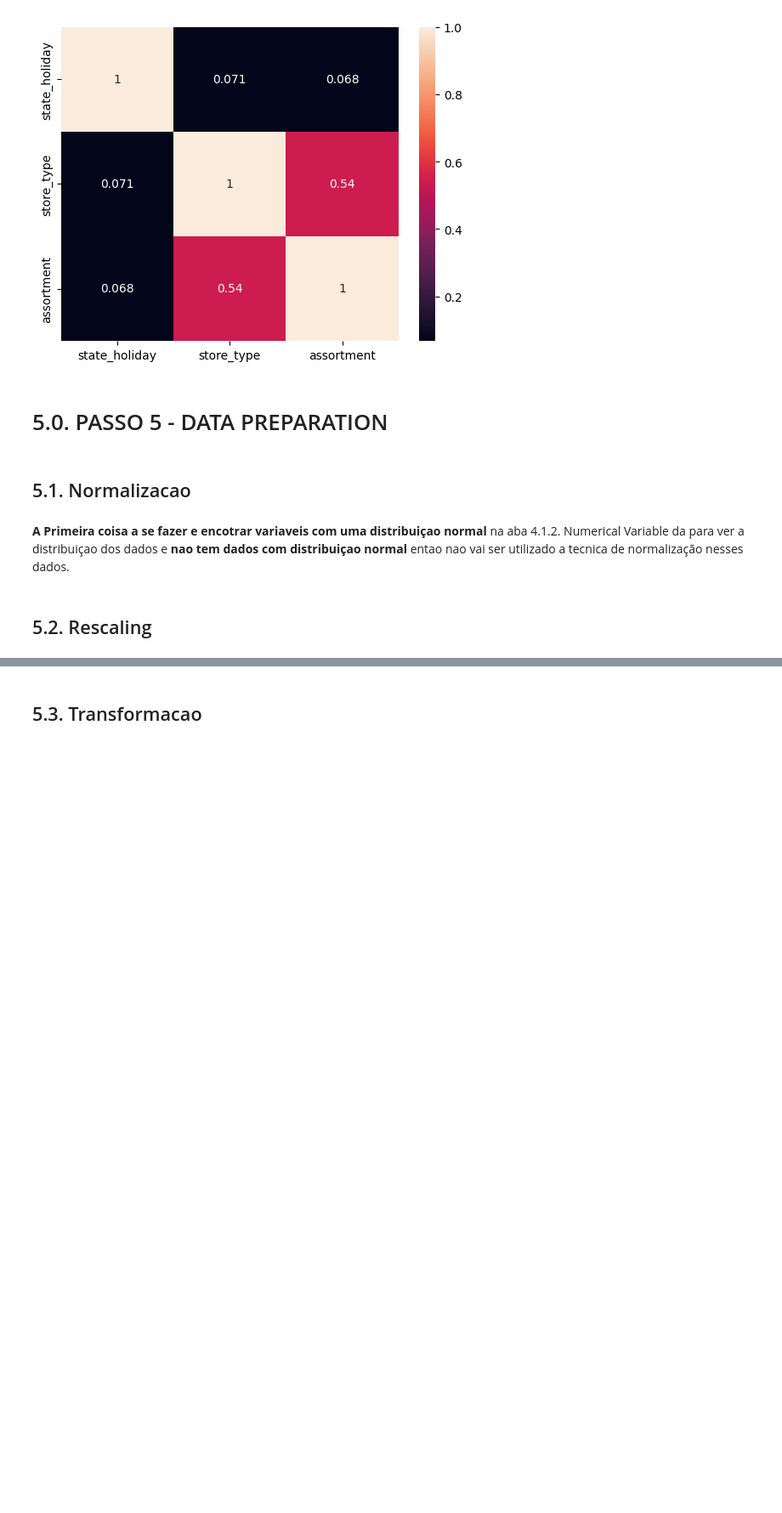
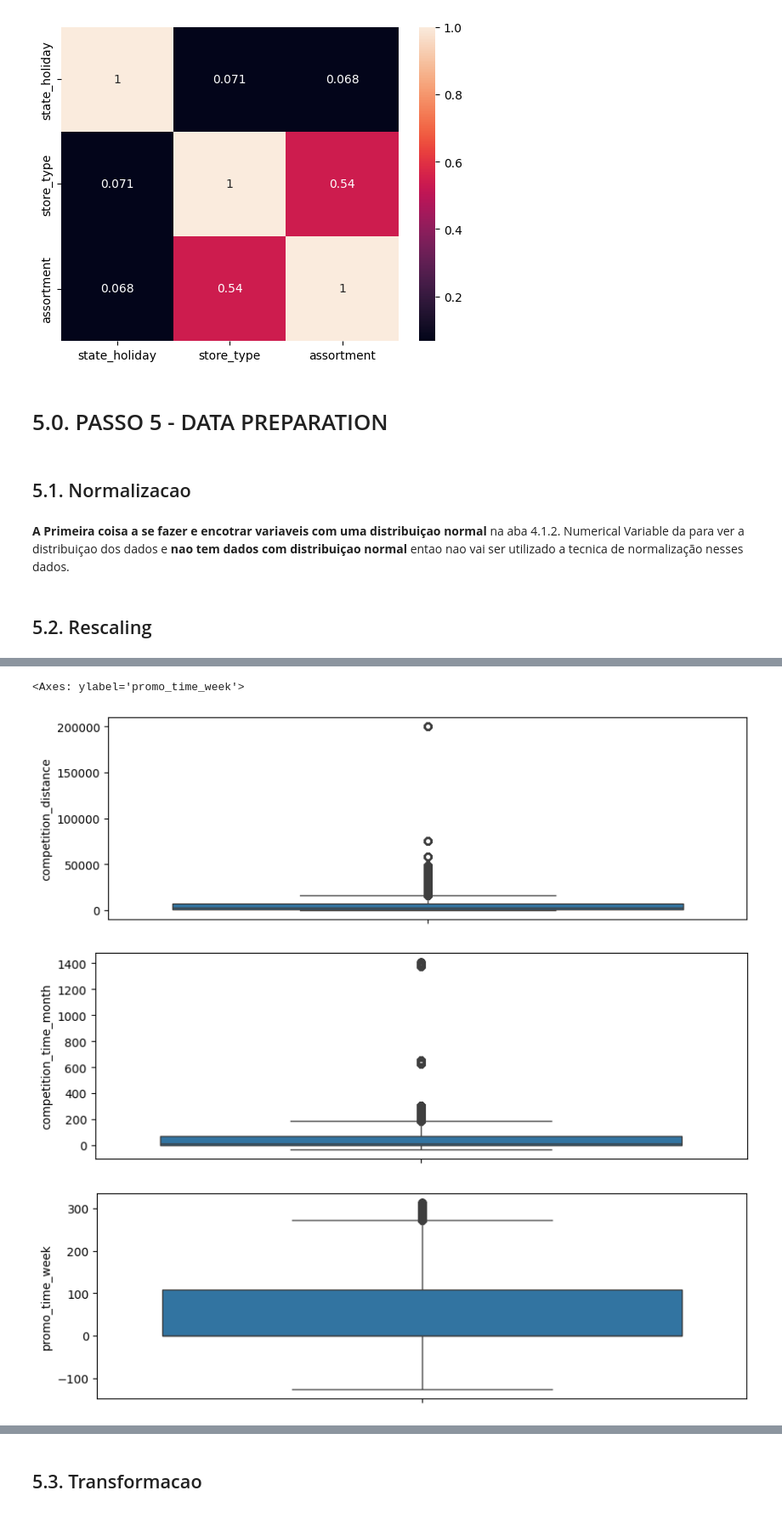
Before and after one commit to gustavohssBR/Ds_em_producao, a Jupyter notebook: notebooks/ds_ciclo_05.ipynb, the cells around one changed output, grey strips where cells are left out. Shown at 85% size. Cells and saved outputs as stored; diff of their text form; code cells hidden in the pictures; blank space fills up the shorter version.

```diff
--- a/notebooks/ds_ciclo_05.ipynb
+++ b/notebooks/ds_ciclo_05.ipynb
@@ -1150,0 +1169,26 @@ df5 = df4.copy()
+# %%
+# as coluna que serao Rescaling
+# competition_distance
+# year
+# competition_time_month
+# promo_time_week
+
+# verificando qual sistemas vai ser usada em cada coluna usar o minmax ou Robust Scaler ( ou seja verificado os outliers na coluna ).
+plt.figure( figsize=[10,7] )
+plt.subplot(2, 1, 1)
+sns.boxplot( df5['competition_distance'] )
+
+plt.figure( figsize=[10,7] )
+plt.subplot(2, 1, 2)
+sns.boxplot( df5['competition_time_month'] )
+
+plt.figure( figsize=[10,7] )
+plt.subplot(2, 1, 2)
+sns.boxplot( df5['promo_time_week'] )
+
+# a coluna year não precisa verificar outliears porque e o year
+# %% [output]
+<Axes: ylabel='promo_time_week'>
+[figure, added]
+[figure, added]
+[figure, added]
```
Also changed, not shown: parts of 6 cells of this notebook.
